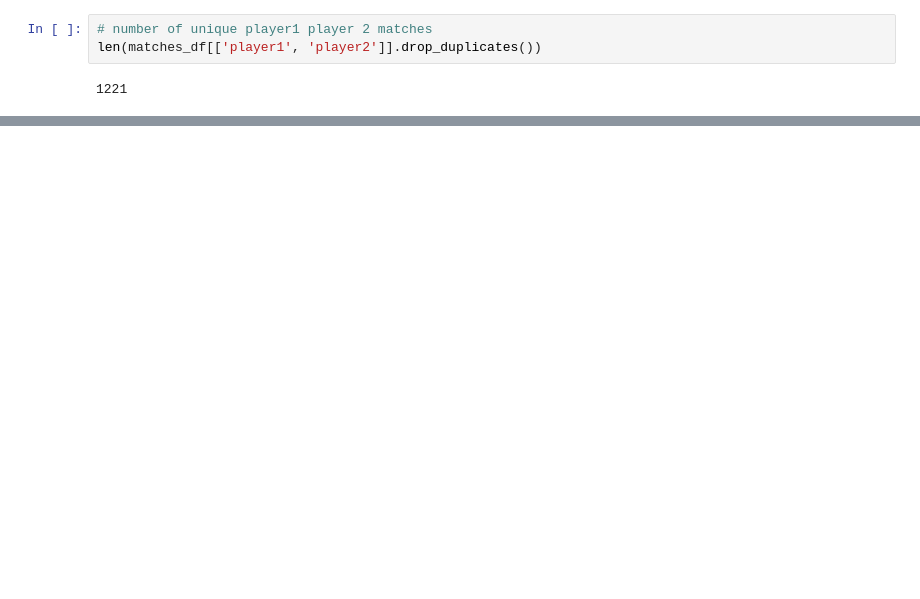
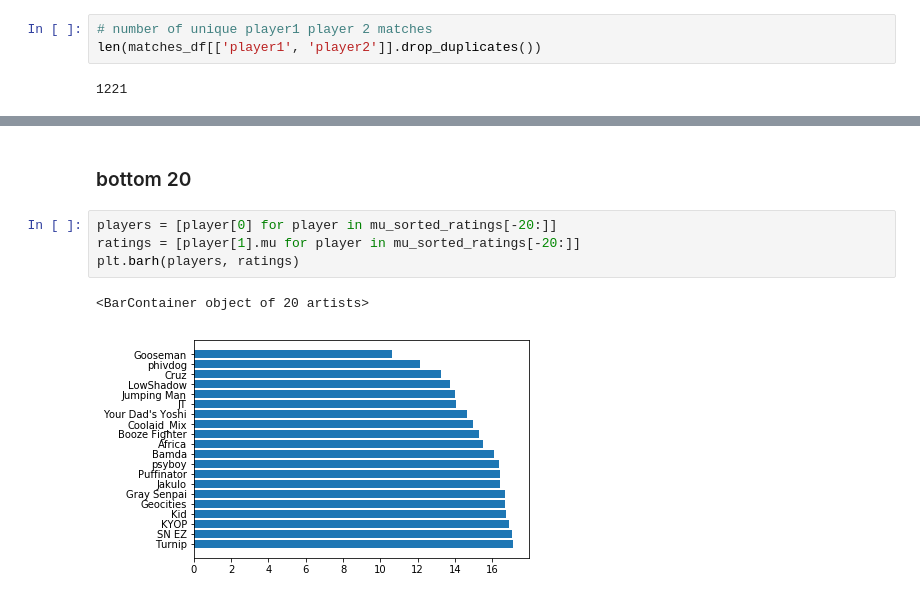
Before and after one commit to f00-/sa-melee-skillkeeper, a Jupyter notebook: san antonio melee tournament data june august.ipynb, the cells around one changed output, grey strips where cells are left out. Cells and saved outputs as stored; diff of their text form; blank space fills up the shorter version.

```diff
--- a/parsing skill keeper.ipynb
+++ b/san antonio melee tournament data june august.ipynb
@@ -202,0 +273,9 @@ plt.show()
+# %% [markdown]
+### bottom 20
+# %%
+players = [player[0] for player in mu_sorted_ratings[-20:]]
+ratings = [player[1].mu for player in mu_sorted_ratings[-20:]]
+plt.barh(players, ratings)
+# %% [output]
+<BarContainer object of 20 artists>
+[figure, added]
```
Also changed, not shown: parts of 29 cells of this notebook, 1 other file.
